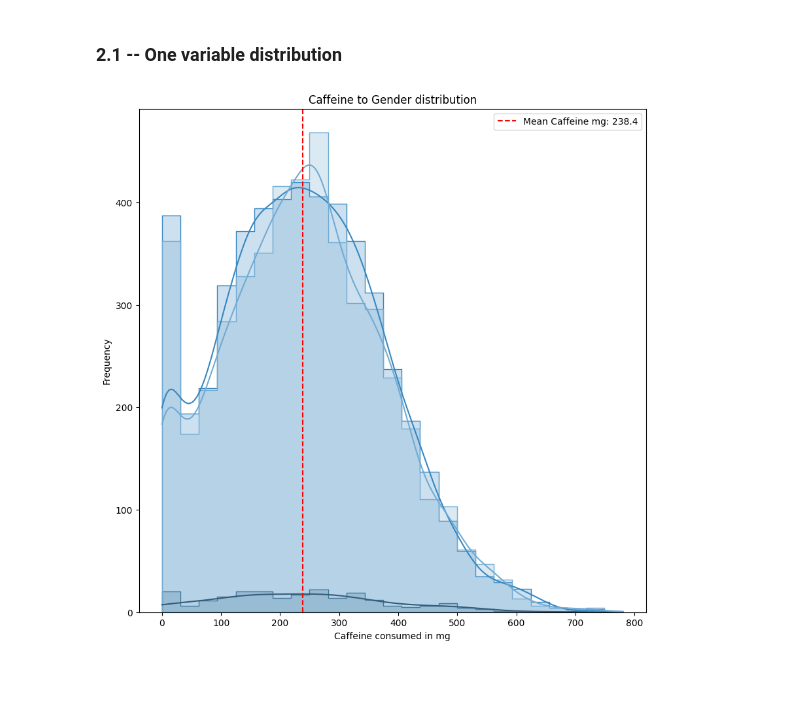
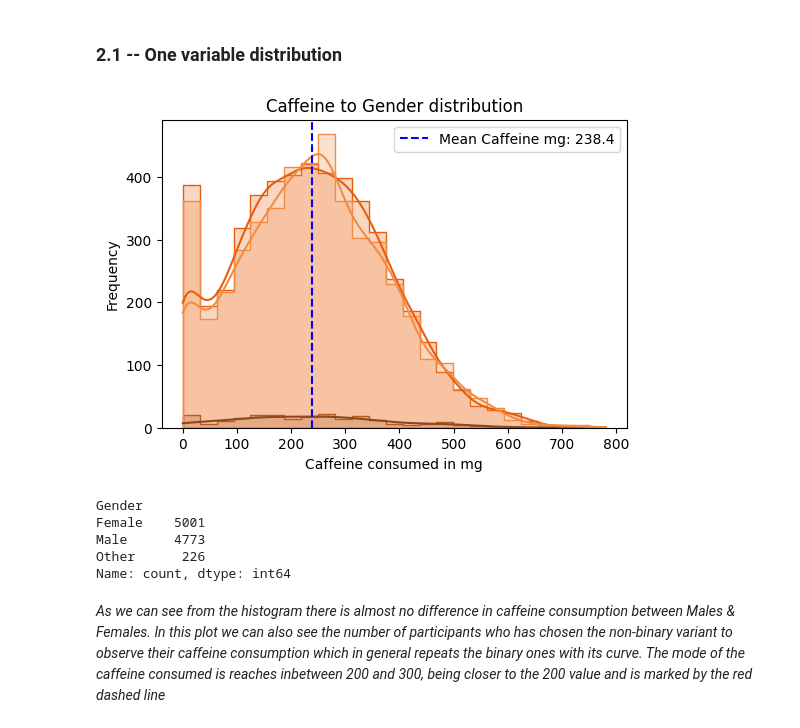
Before and after one commit to OnishchenkoDaria/data-processing-labs, a Jupyter notebook: lab_2/sample.ipynb, the cells around one changed output. Drawn from its saved outputs; the diff is of its cells as text; code cells hidden in the pictures; blank space fills up the shorter version.

Commit message:
feat: added plot coloring, added values display and plot summary

```diff
--- a/lab_2/sample.ipynb
+++ b/lab_2/sample.ipynb
@@ -133,14 +133,24 @@ import seaborn as sns
 # %% [markdown]
 ### 2.1 -- One variable distribution
 # %%
-plt.figure(figsize=(10,10))
-sns.histplot(data=df, x="Caffeine_mg", hue="Gender", kde=True, bins=25, palette="Blues_d", element="step")
-plt.axvline(df["Caffeine_mg"].mean(), color="red", linestyle="--",
+plt.figure(figsize=(6,4))
+sns.histplot(data=df, x="Caffeine_mg", hue="Gender", kde=True, bins=25, palette="Oranges_d", element="step")
+plt.axvline(df["Caffeine_mg"].mean(), color="blue", linestyle="--",
             label=f"Mean Caffeine mg: {df['Caffeine_mg'].mean():.1f}")
 plt.title("Caffeine to Gender distribution")
 plt.xlabel("Caffeine consumed in mg")
 plt.ylabel("Frequency")
 plt.legend()
 plt.show()
 # %% [output]
-[figure, old version]
+[figure, new version]
+# %%
+df["Gender"].value_counts()
+# %% [output]
+Gender
+Female    5001
+Male      4773
+Other      226
+Name: count, dtype: int64
+# %% [markdown]
+_As we can see from the histogram there is almost no difference in caffeine consumption between Males & Females. In this plot we can also see the number of participants who has chosen the non-binary variant to observe their caffeine consumption which in general repeats the binary ones with its curve. The mode of the caffeine consumed is reaches inbetween 200 and 300, being closer to the 200 value and is marked by the red dashed line_
```
